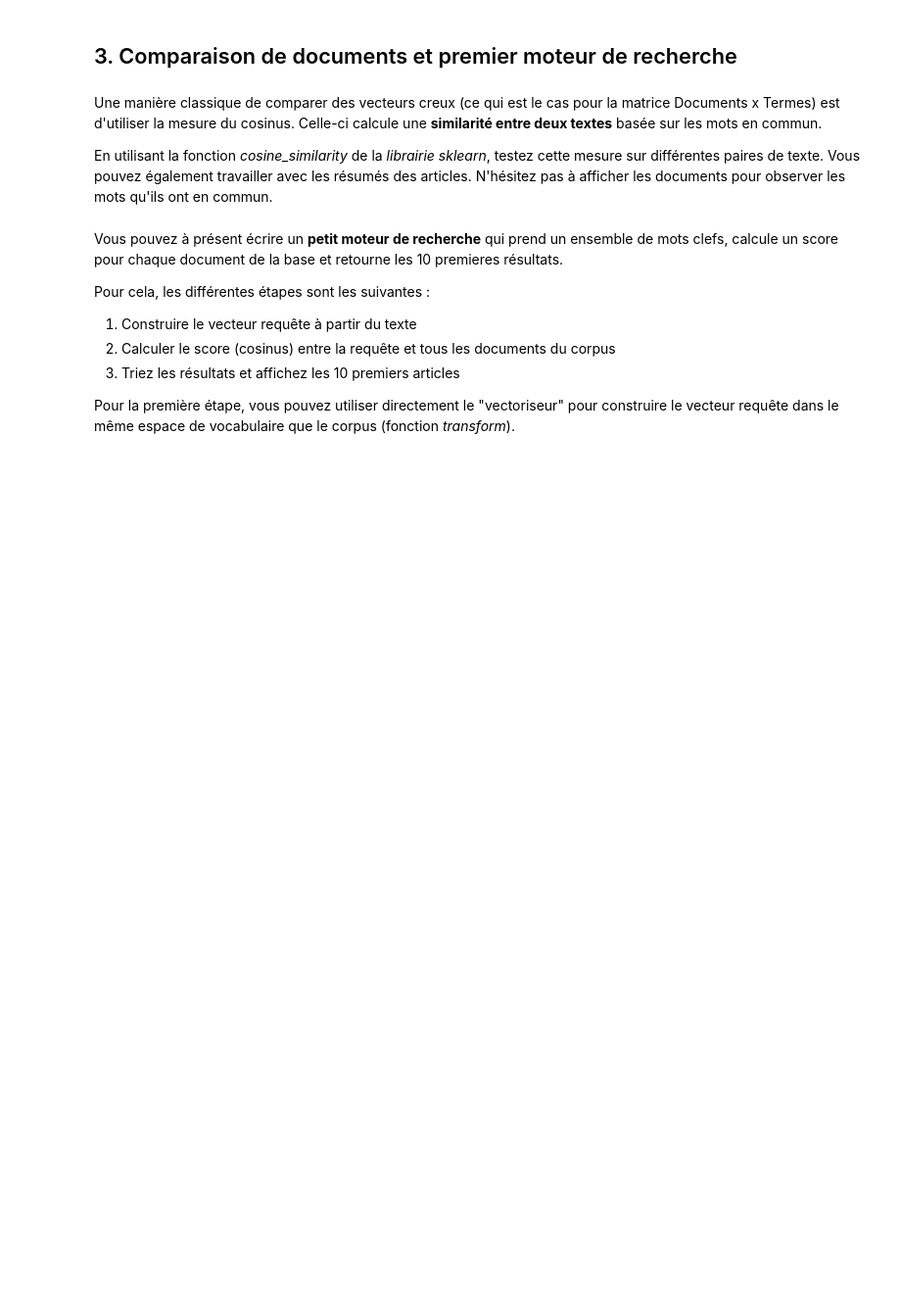
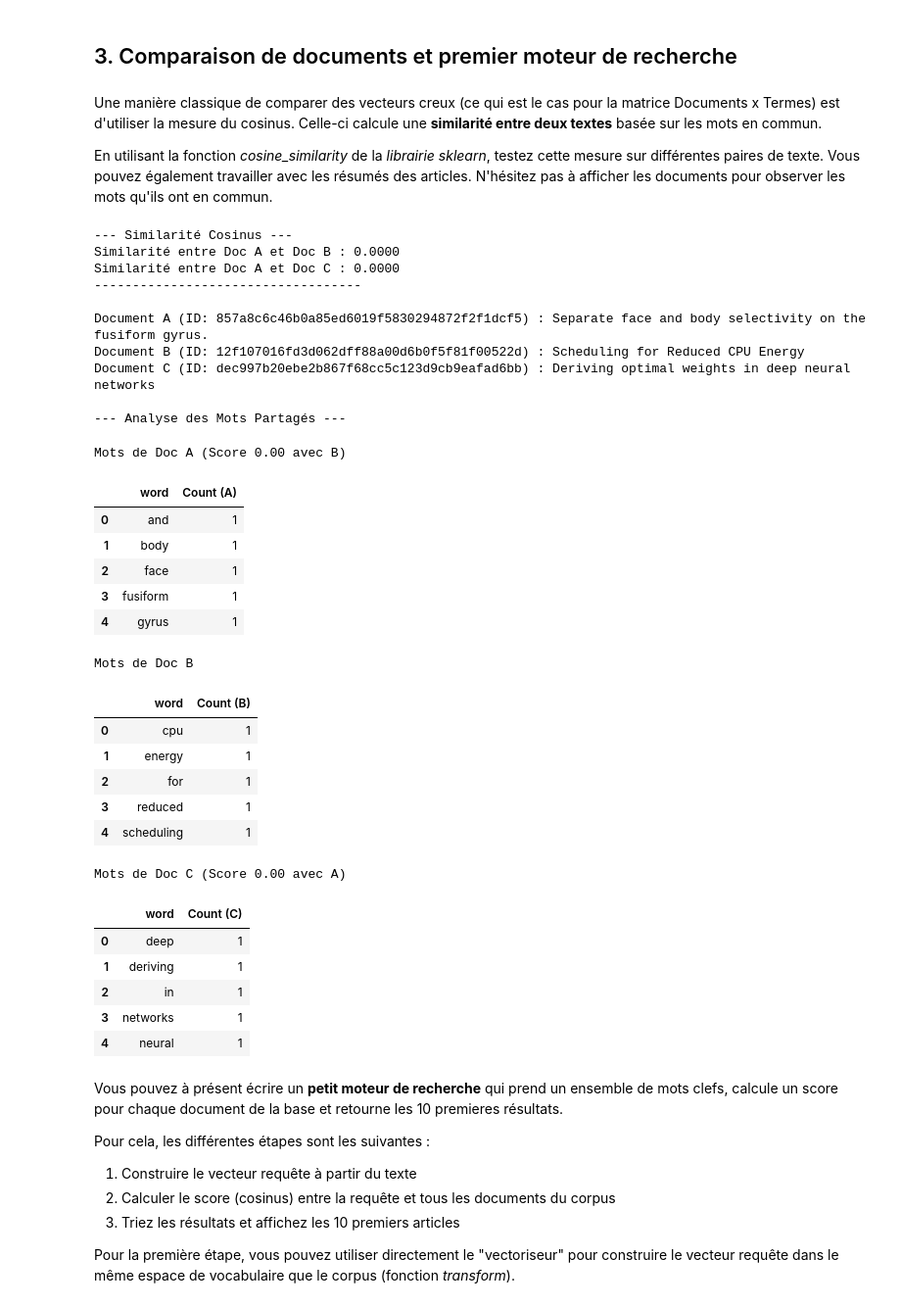
Before and after one commit to philomenecrl/BE2-datascience, a Jupyter notebook: BE_CS2.ipynb, the cells around one changed output. Shown at 98% size. Drawn from its saved outputs; the diff is of its cells as text; code cells hidden in the pictures; blank space fills up the shorter version.

```diff
--- a/BE_CS2.ipynb
+++ b/BE_CS2.ipynb
@@ -231,3 +427,82 @@ En utilisant la fonction *cosine_similarity* de la *librairie sklearn*, testez c
+# %%
+from sklearn.metrics.pairwise import cosine_similarity
+
+corpus_ids = list(corpus.keys())
+corpus_titles = [doc.get('title', '') for doc in corpus.values()]
+
+idx_a = 5
+idx_b = 6
+
+idx_c = len(corpus_ids) - 1
+
+doc_a_id = corpus_ids[idx_a]
+doc_b_id = corpus_ids[idx_b]
+doc_c_id = corpus_ids[idx_c]
+
+vec_a = X_corpus[idx_a]
+vec_b = X_corpus[idx_b]
+vec_c = X_corpus[idx_c]
+
+similarity_ab = cosine_similarity(vec_a, vec_b)[0][0]
+
+similarity_ac = cosine_similarity(vec_a, vec_c)[0][0]
+
+print(f"--- Similarité Cosinus ---")
+print(f"Similarité entre Doc A et Doc B : {similarity_ab:.4f}")
+print(f"Similarité entre Doc A et Doc C : {similarity_ac:.4f}")
+print("-" * 35)
+
+print(f"\nDocument A (ID: {doc_a_id}) : {corpus_titles[idx_a]}")
+print(f"Document B (ID: {doc_b_id}) : {corpus_titles[idx_b]}")
+print(f"Document C (ID: {doc_c_id}) : {corpus_titles[idx_c]}")
+
+print("\n--- Analyse des Mots Partagés ---")
+
+df_a = print_feats(vec_a, features, top_n=5)
+df_a.rename(columns={'value': 'Count (A)'}, inplace=True)
+
+df_b = print_feats(vec_b, features, top_n=5)
+df_b.rename(columns={'value': 'Count (B)'}, inplace=True)
+
+df_c = print_feats(vec_c, features, top_n=5)
+df_c.rename(columns={'value': 'Count (C)'}, inplace=True)
+
+display_side_by_side([df_a, df_b, df_c],
+                     [f"Mots de Doc A (Score {similarity_ab:.2f} avec B)",
+                      f"Mots de Doc B",
+                      f"Mots de Doc C (Score {similarity_ac:.2f} avec A)"])
+# %% [output]
+--- Similarité Cosinus ---
+Similarité entre Doc A et Doc B : 0.0000
+Similarité entre Doc A et Doc C : 0.0000
+-----------------------------------
+
+Document A (ID: 857a8c6c46b0a85ed6019f5830294872f2f1dcf5) : Separate face and body selectivity on the fusiform gyrus.
+Document B (ID: 12f107016fd3d062dff88a00d6b0f5f81f00522d) : Scheduling for Reduced CPU Energy
+Document C (ID: dec997b20ebe2b867f68cc5c123d9cb9eafad6bb) : Deriving optimal weights in deep neural networks
+
+--- Analyse des Mots Partagés ---
+Mots de Doc A (Score 0.00 avec B)
+|  | word | Count (A) |
+| 0 | and | 1 |
+| 1 | body | 1 |
+| 2 | face | 1 |
+| 3 | fusiform | 1 |
+| 4 | gyrus | 1 |
+Mots de Doc B
+|  | word | Count (B) |
+| 0 | cpu | 1 |
+| 1 | energy | 1 |
+| 2 | for | 1 |
+| 3 | reduced | 1 |
+| 4 | scheduling | 1 |
+Mots de Doc C (Score 0.00 avec A)
+|  | word | Count (C) |
+| 0 | deep | 1 |
+| 1 | deriving | 1 |
+| 2 | in | 1 |
+| 3 | networks | 1 |
+| 4 | neural | 1 |
 # %% [markdown]
 Vous pouvez à présent écrire un **petit moteur de recherche** qui prend un ensemble de mots clefs, calcule un score pour chaque document de la base et retourne les 10 premieres résultats.
 
```
Also changed, not shown: parts of 12 cells of this notebook.
